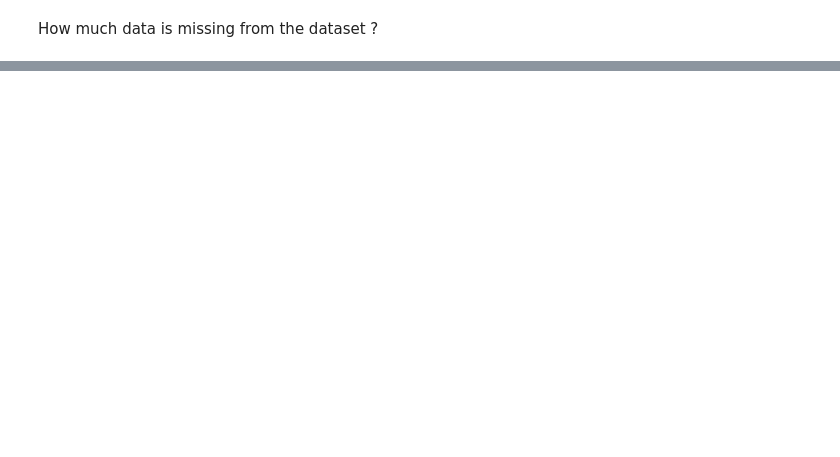
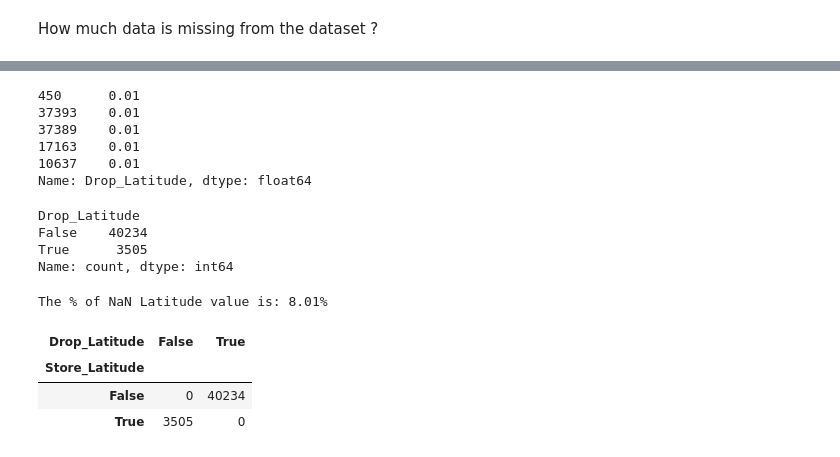
Before and after one commit to Alvaro-Figueiredo/Amazon_Delivery_DSProject, a Jupyter notebook: Notebooks/02_EDA.ipynb, the cells around one changed output, grey strips where cells are left out. Cells and saved outputs as stored; diff of their text form; code cells hidden in the pictures; blank space fills up the shorter version.

```diff
--- a/Notebooks/02_EDA.ipynb
+++ b/Notebooks/02_EDA.ipynb
@@ -114,0 +245,31 @@ array([37, 34, 23, 38, 32, 22, 33, 35, 36, 21, 24, 29, 25, 31, 27, 26, 20,
+# %%
+df_amazon['Drop_Latitude'].sort_values(ascending=True).head()
+# %% [output]
+450      0.01
+37393    0.01
+37389    0.01
+17163    0.01
+10637    0.01
+Name: Drop_Latitude, dtype: float64
+# %%
+(df_amazon['Drop_Latitude'] <= 1).sort_values(ascending=True).value_counts()
+# %% [output]
+Drop_Latitude
+False    40234
+True      3505
+Name: count, dtype: int64
+# %%
+Incorrect_drop_longitude = (df_amazon['Drop_Latitude'] <= 1).sum() / len(df_amazon['Drop_Latitude'])
+print(f'The % of NaN Latitude value is: {Incorrect_drop_longitude*100:.2f}%')
+# %% [output]
+The % of NaN Latitude value is: 8.01%
+# %%
+pd.crosstab(
+    df_amazon['Store_Latitude'] == 0,
+    df_amazon['Drop_Latitude'] >= 1
+)
+# %% [output]
+| Drop_Latitude | False | True |
+| Store_Latitude |  |  |
+| False | 0 | 40234 |
+| True | 3505 | 0 |
```
Also changed, not shown: parts of 52 cells of this notebook.
